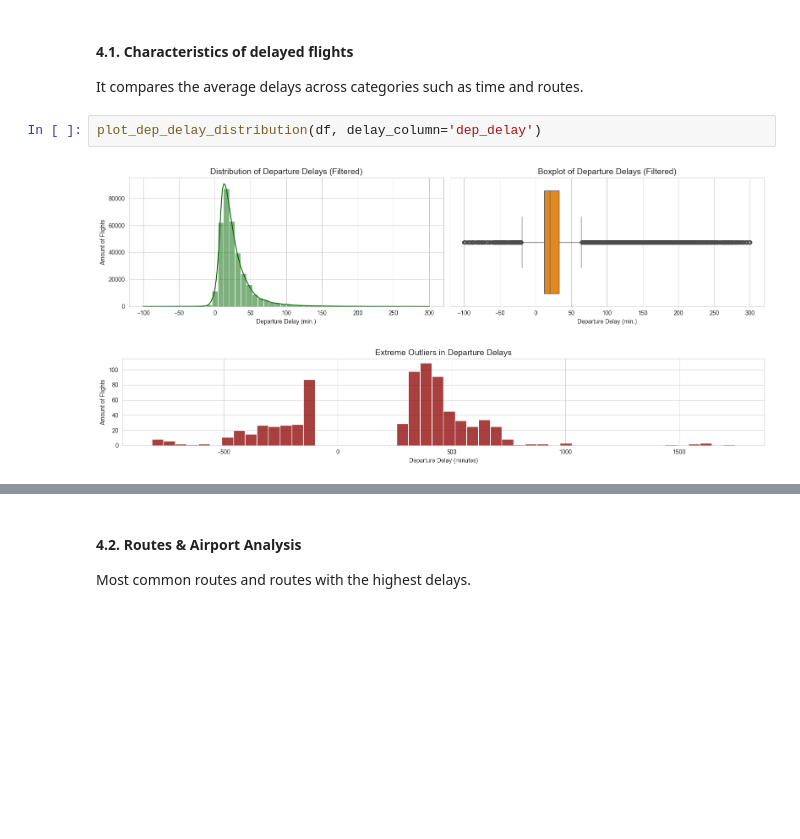
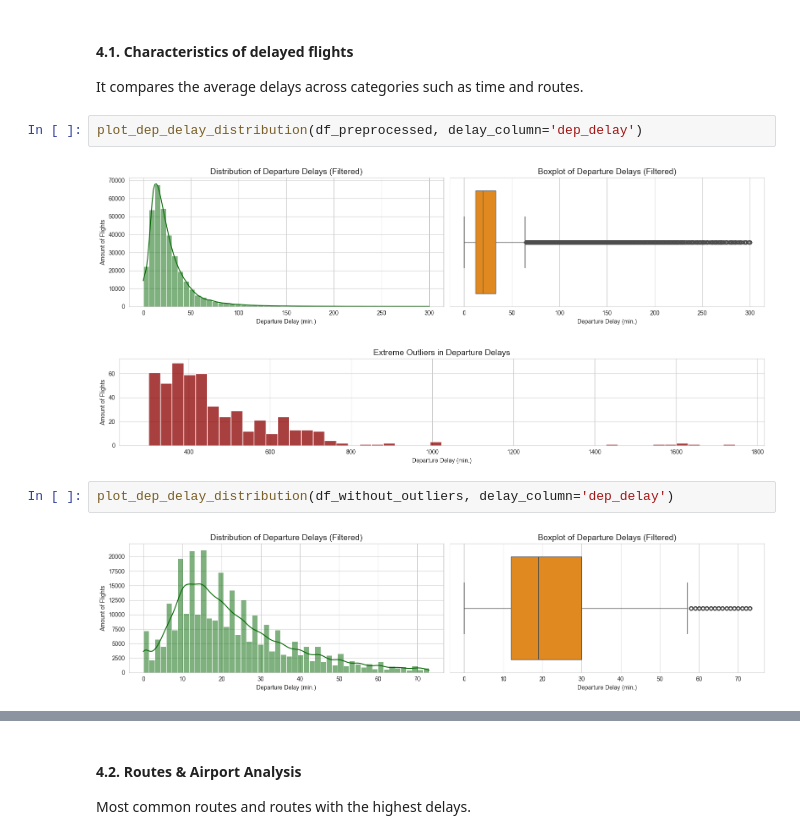
Before and after one commit to DT-Service-Consulting/avstats, a Jupyter notebook: avstats/AvStats_EDA.ipynb, the cells around one changed output, grey strips where cells are left out. Drawn from its saved outputs; the diff is of its cells as text; blank space fills up the shorter version.

```diff
--- a/avstats/AvStats_EDA.ipynb
+++ b/avstats/AvStats_EDA.ipynb
@@ -369,8 +371,12 @@ In statistics, Cramér's V is a measure of association between two nominal varia
 #### **4.1. Characteristics of delayed flights**
 
 It compares the average delays across categories such as time and routes.
+# %%
+plot_dep_delay_distribution(df_preprocessed, delay_column='dep_delay')
+# %% [output]
+[figure, added]
+[figure, added]
 # %%
-plot_dep_delay_distribution(df, delay_column='dep_delay')
+plot_dep_delay_distribution(df_without_outliers, delay_column='dep_delay')
 # %% [output]
-[figure, old version]
+[figure, new version]
-[figure, removed]
```
Also changed, not shown: parts of 21 cells of this notebook, 8 other files.
